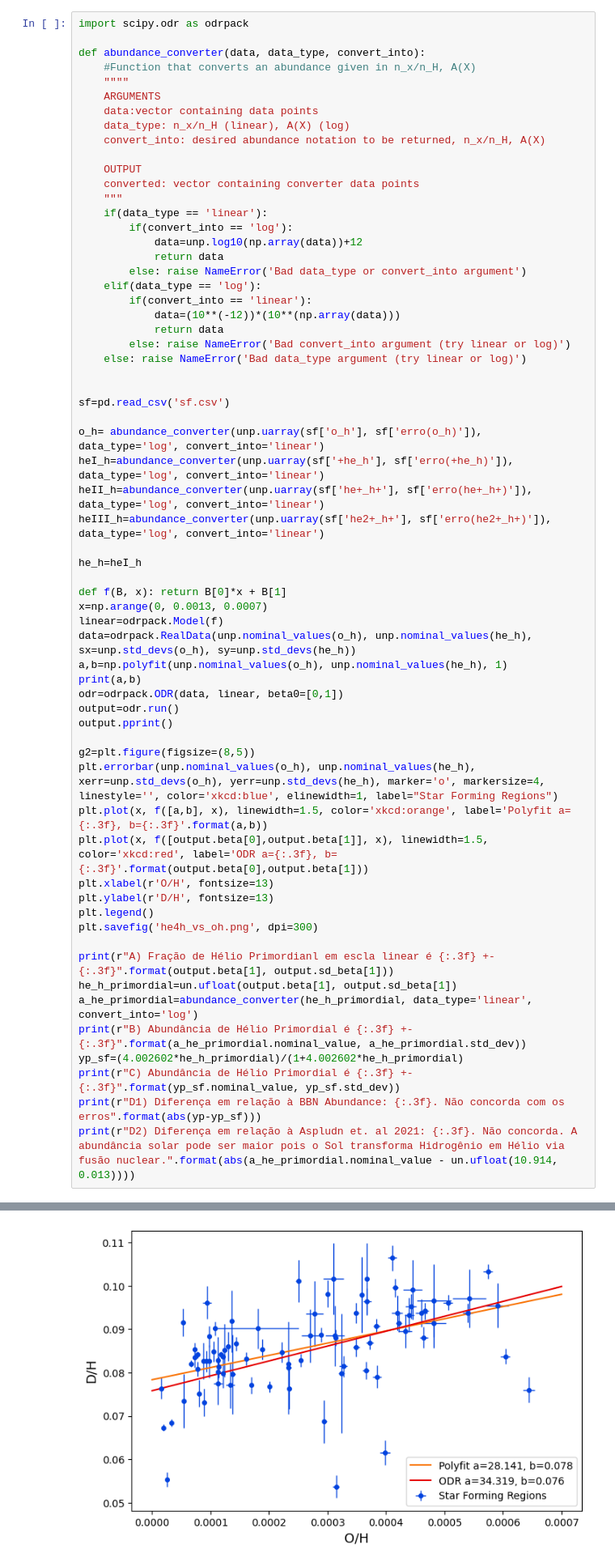
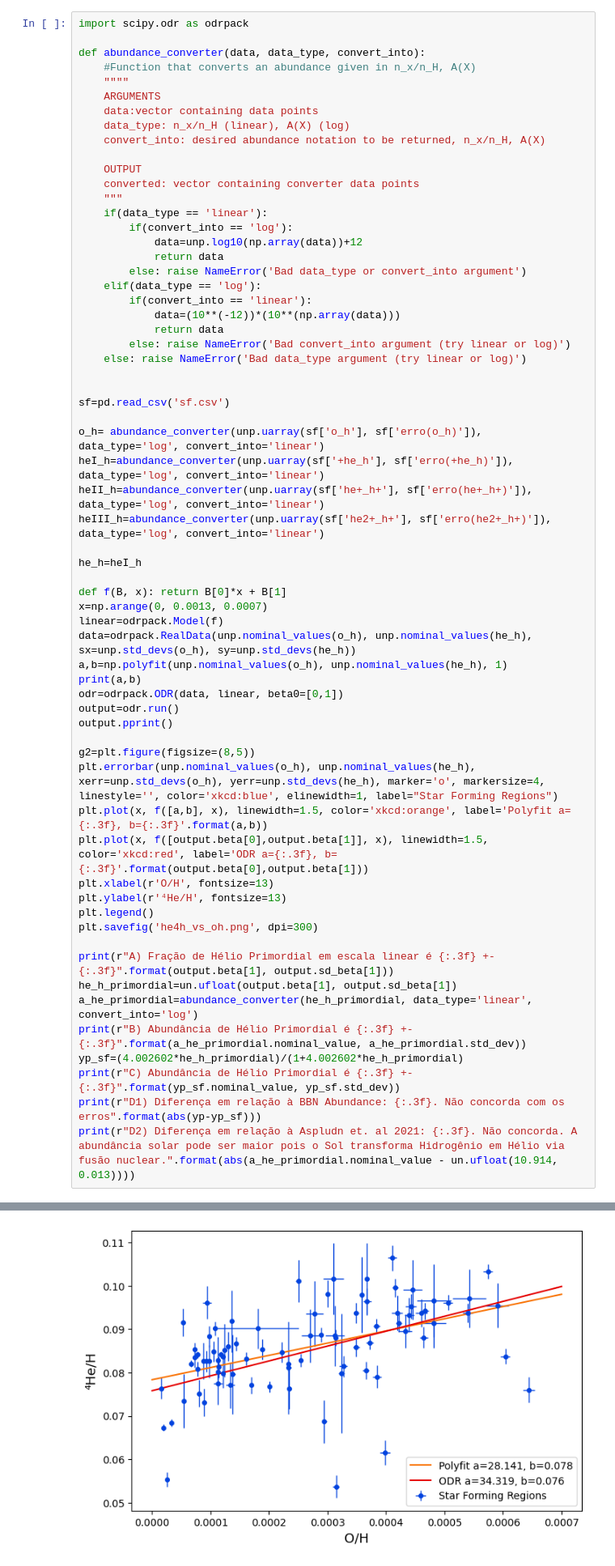
Before and after one commit to migueldeloreto/evolucao-quimica, a Jupyter notebook: atividade2/tarefa_2_evolucao.ipynb, the cells around one changed output, grey strips where cells are left out. Shown at 81% size. Drawn from its saved outputs; the diff is of its cells as text.

```diff
--- a/atividade2/tarefa_2_evolucao.ipynb
+++ b/atividade2/tarefa_2_evolucao.ipynb
@@ -168,36 +168,36 @@ output.pprint()
 g2=plt.figure(figsize=(8,5))
 plt.errorbar(unp.nominal_values(o_h), unp.nominal_values(he_h), xerr=unp.std_devs(o_h), yerr=unp.std_devs(he_h), marker='o', markersize=4, linestyle='', color='xkcd:blue', elinewidth=1, label="Star Forming Regions")
 plt.plot(x, f([a,b], x), linewidth=1.5, color='xkcd:orange', label='Polyfit a={:.3f}, b={:.3f}'.format(a,b))
 plt.plot(x, f([output.beta[0],output.beta[1]], x), linewidth=1.5, color='xkcd:red', label='ODR a={:.3f}, b={:.3f}'.format(output.beta[0],output.beta[1]))
 plt.xlabel(r'O/H', fontsize=13)
-plt.ylabel(r'D/H', fontsize=13)
+plt.ylabel(r'⁴He/H', fontsize=13)
 plt.legend()
 plt.savefig('he4h_vs_oh.png', dpi=300)
 
-print(r"A) Fração de Hélio Primordianl em escla linear é {:.3f} +-{:.3f}".format(output.beta[1], output.sd_beta[1]))
+print(r"A) Fração de Hélio Primordial em escala linear é {:.3f} +-{:.3f}".format(output.beta[1], output.sd_beta[1]))
 he_h_primordial=un.ufloat(output.beta[1], output.sd_beta[1])
 a_he_primordial=abundance_converter(he_h_primordial, data_type='linear', convert_into='log')
 print(r"B) Abundância de Hélio Primordial é {:.3f} +- {:.3f}".format(a_he_primordial.nominal_value, a_he_primordial.std_dev))
 yp_sf=(4.002602*he_h_primordial)/(1+4.002602*he_h_primordial)
 print(r"C) Abundância de Hélio Primordial é {:.3f} +- {:.3f}".format(yp_sf.nominal_value, yp_sf.std_dev))
 print(r"D1) Diferença em relação à BBN Abundance: {:.3f}. Não concorda com os erros".format(abs(yp-yp_sf)))
 print(r"D2) Diferença em relação à Aspludn et. al 2021: {:.3f}. Não concorda. A abundância solar pode ser maior pois o Sol transforma Hidrogênio em Hélio via fusão nuclear.".format(abs(a_he_primordial.nominal_value - un.ufloat(10.914, 0.013))))
 # %% [output]
 28.140872617332974 0.07835078440785755
 Beta: [34.31929285  0.07582346]
 Beta Std Error: [5.29710656e+00 1.26822586e-03]
 Beta Covariance: [[ 1.78001707e+00 -3.21297422e-04]
  [-3.21297422e-04  1.02032835e-07]]
 Residual Variance: 15.763521874782054
 Inverse Condition #: 1.5728961292092886e-05
 Reason(s) for Halting:
   Sum of squares convergence
 A) Fração de Hélio Primordianl em escla linear é 0.076 +-0.001
 B) Abundância de Hélio Primordial é 10.880 +- 0.007
 C) Abundância de Hélio Primordial é 0.233 +- 0.003
 D1) Diferença em relação à BBN Abundance: 0.014+/-0.003. Não concorda com os erros
 D2) Diferença em relação à Aspludn et. al 2021: 0.034+/-0.013. Não concorda. A abundância solar pode ser maior pois o Sol transforma Hidrogênio em Hélio via fusão nuclear.
-[figure, old version]
+[figure, new version]
 # %% [markdown]
 4. Estimate the primordial Li abundance by performing a linear fit of A(Li) vs $n$(Fe)/$n$(H) in
 metal-poor stars, and extrapolate to $n$(Fe)/$n$(H) = 0. Use the iron and lithium abundances
```
Also changed, not shown: parts of 2 cells of this notebook.
